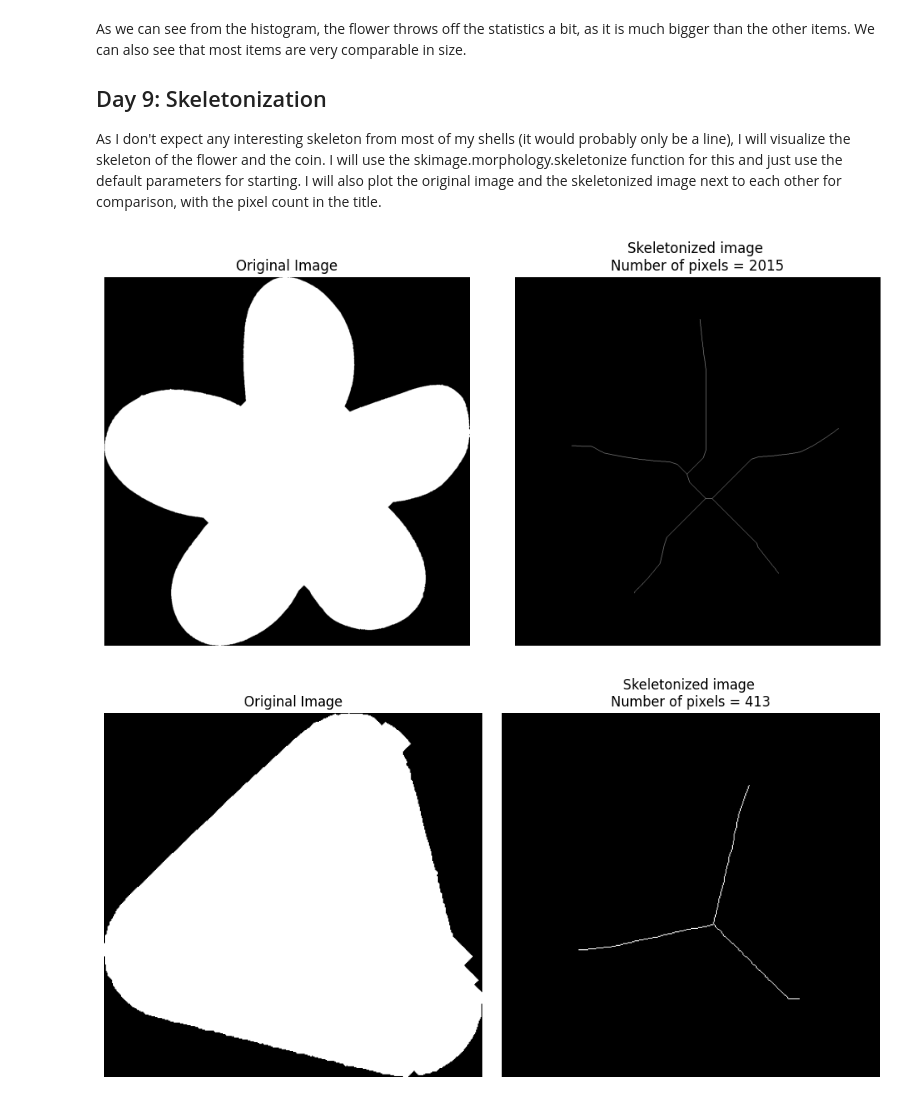
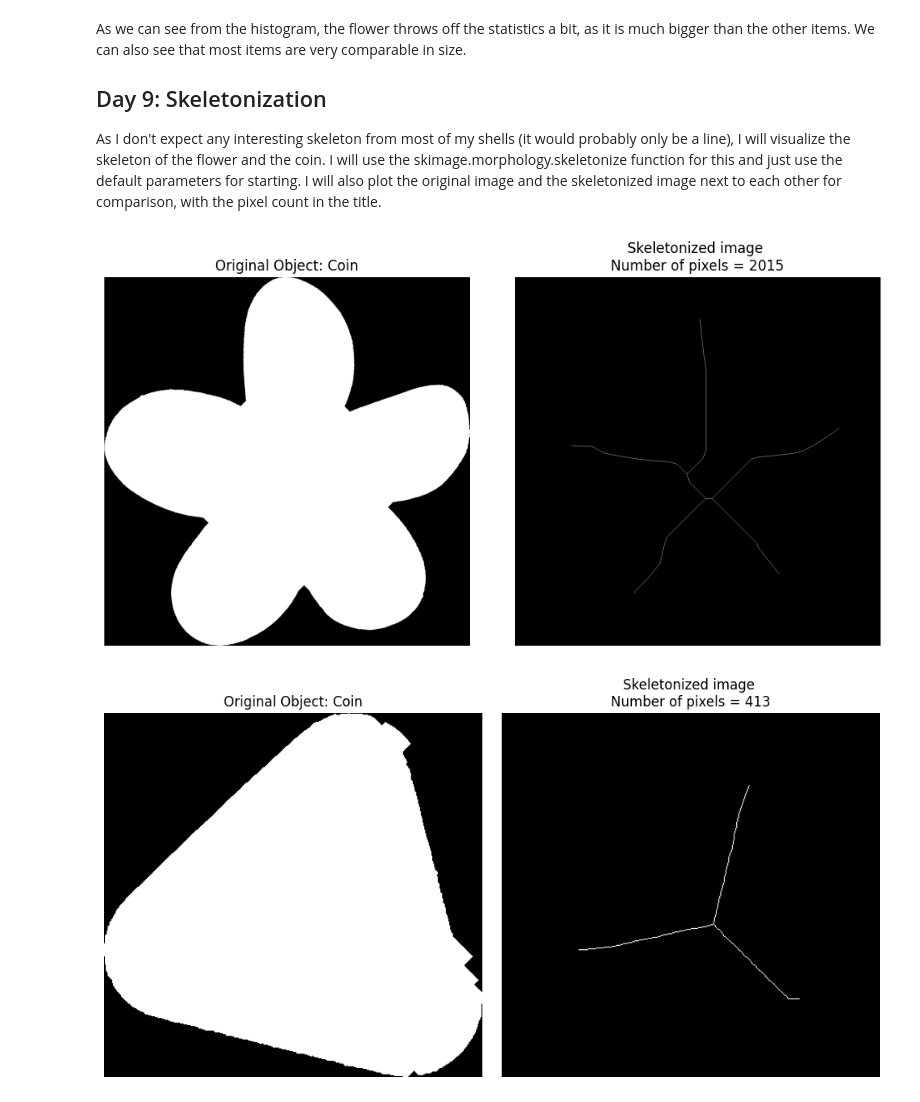
Before and after one commit to AntoniaBonfa/gbsv_MC2, a Jupyter notebook: gbsv_mc2_part2.ipynb, the cells around one changed output. Drawn from its saved outputs; the diff is of its cells as text; code cells hidden in the pictures.

```diff
--- a/gbsv_mc2_part2.ipynb
+++ b/gbsv_mc2_part2.ipynb
@@ -291,20 +291,21 @@ As I don't expect any interesting skeleton from most of my shells (it would prob
 # %%
 from skimage.morphology import skeletonize
 flower = regions[0]
 coin = regions[2]
 
 for region in [flower, coin]:
+    region_name = 'Flower' if region.label == 0 else 'Coin'
     skeleton = skeletonize(region.image)
     skeleton_pixels = np.count_nonzero(skeleton)
     fig, ax = plt.subplots(1, 2, figsize=(10, 5))
     ax[0].imshow(region.image, cmap='gray')
-    ax[0].set_title('Original Image')
+    ax[0].set_title(f'Original Object: {region_name}')
     ax[0].axis('off')
     ax[1].imshow(skeleton, cmap='gray')
     ax[1].set_title(f'Skeletonized image \nNumber of pixels = {skeleton_pixels}')
     ax[1].axis('off')
     plt.tight_layout()
     plt.show()
 # %% [output]
-[figure, old version]
+[figure, new version]
-[figure, old version]
+[figure, new version]
```
Also changed, not shown: parts of 1 cell of this notebook, 1 other file.
